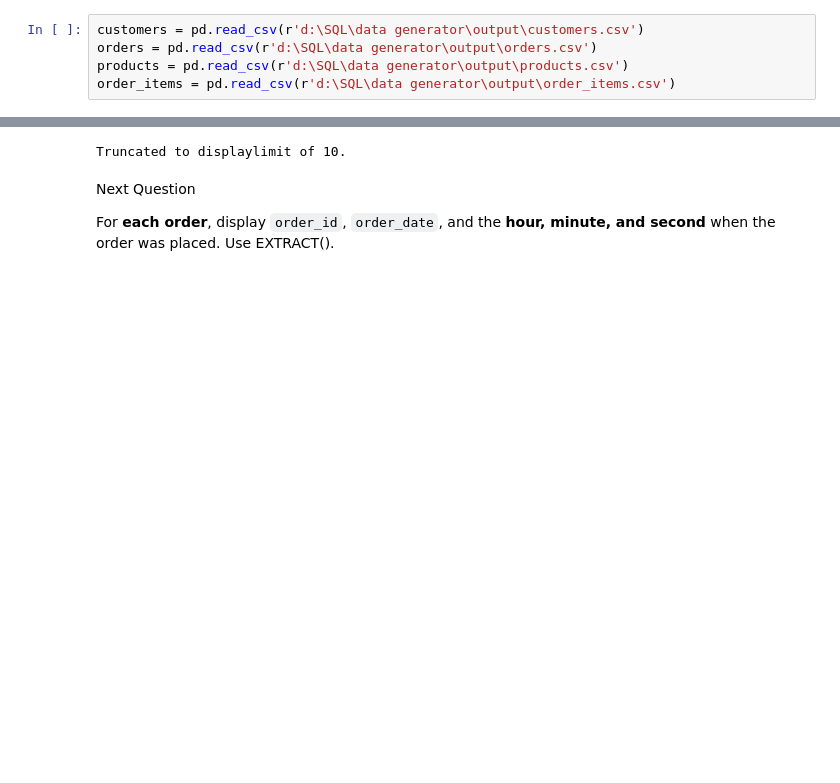
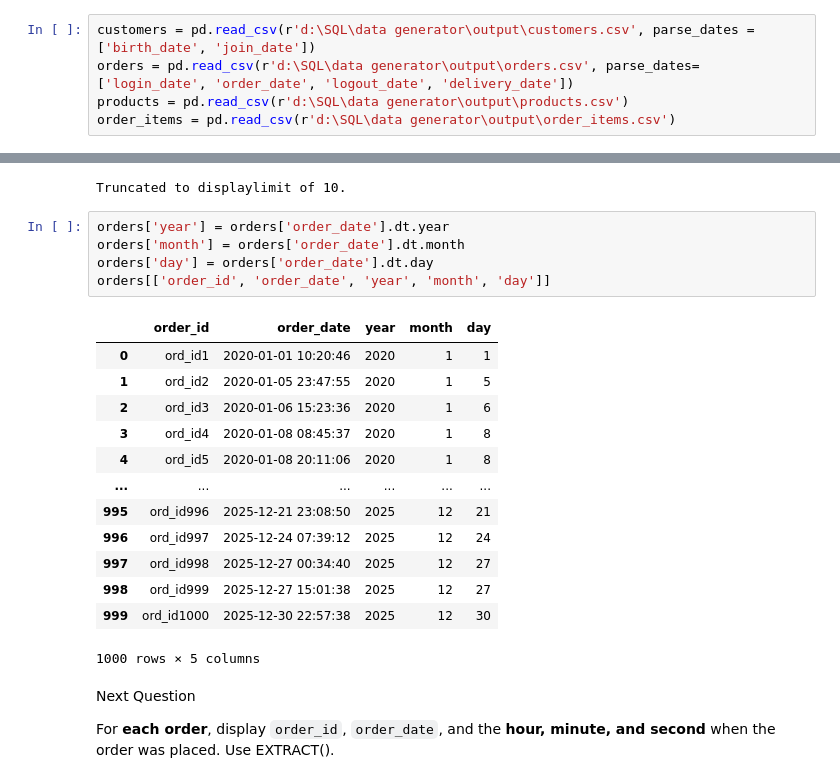
Before and after one commit to umesh-creates/sql_pandas_exercise_and_notes, a Jupyter notebook: retail_analysis exercise/date _and_time.ipynb, the cells around one changed output, grey strips where cells are left out. Saved outputs shown, nothing was run; the diff lists cells and outputs as text; blank space fills up the shorter version.

Commit message:
sql date and time pandas convertion at customer ordering behavior

```diff
--- a/retail_analysis exercise/date _and_time.ipynb
+++ b/retail_analysis exercise/date _and_time.ipynb
@@ -53,8 +53,8 @@ Running query in 'postgresql://postgres.zdtizyvifuiegbbfpsee:***@aws-0-ap-southe
 import pandas as pd
 import numpy as np
 # %%
-customers = pd.read_csv(r'd:\SQL\data generator\output\customers.csv')
-orders = pd.read_csv(r'd:\SQL\data generator\output\orders.csv')
+customers = pd.read_csv(r'd:\SQL\data generator\output\customers.csv', parse_dates = ['birth_date', 'join_date'])
+orders = pd.read_csv(r'd:\SQL\data generator\output\orders.csv', parse_dates=['login_date', 'order_date', 'logout_date', 'delivery_date'])
 products = pd.read_csv(r'd:\SQL\data generator\output\products.csv')
 order_items = pd.read_csv(r'd:\SQL\data generator\output\order_items.csv')
 # %% [markdown]
@@ -129,6 +199,25 @@ Running query in 'postgresql://postgres.zdtizyvifuiegbbfpsee:***@aws-0-ap-southe
 | ord_id9 | 2020-01-18 02:16:37 | 2020 | 1 | 18 |
 | ord_id10 | 2020-01-21 12:51:09 | 2020 | 1 | 21 |
 Truncated to displaylimit of 10.
+# %%
+orders['year'] = orders['order_date'].dt.year
+orders['month'] = orders['order_date'].dt.month
+orders['day'] = orders['order_date'].dt.day
+orders[['order_id', 'order_date', 'year', 'month', 'day']]
+# %% [output]
+|  | order_id | order_date | year | month | day |
+| 0 | ord_id1 | 2020-01-01 10:20:46 | 2020 | 1 | 1 |
+| 1 | ord_id2 | 2020-01-05 23:47:55 | 2020 | 1 | 5 |
+| 2 | ord_id3 | 2020-01-06 15:23:36 | 2020 | 1 | 6 |
+| 3 | ord_id4 | 2020-01-08 08:45:37 | 2020 | 1 | 8 |
+| 4 | ord_id5 | 2020-01-08 20:11:06 | 2020 | 1 | 8 |
+| ... | ... | ... | ... | ... | ... |
+| 995 | ord_id996 | 2025-12-21 23:08:50 | 2025 | 12 | 21 |
+| 996 | ord_id997 | 2025-12-24 07:39:12 | 2025 | 12 | 24 |
+| 997 | ord_id998 | 2025-12-27 00:34:40 | 2025 | 12 | 27 |
+| 998 | ord_id999 | 2025-12-27 15:01:38 | 2025 | 12 | 27 |
+| 999 | ord_id1000 | 2025-12-30 22:57:38 | 2025 | 12 | 30 |
+1000 rows × 5 columns
 # %% [markdown]
 Next Question
 
```
Also changed, not shown: parts of 32 cells of this notebook.
